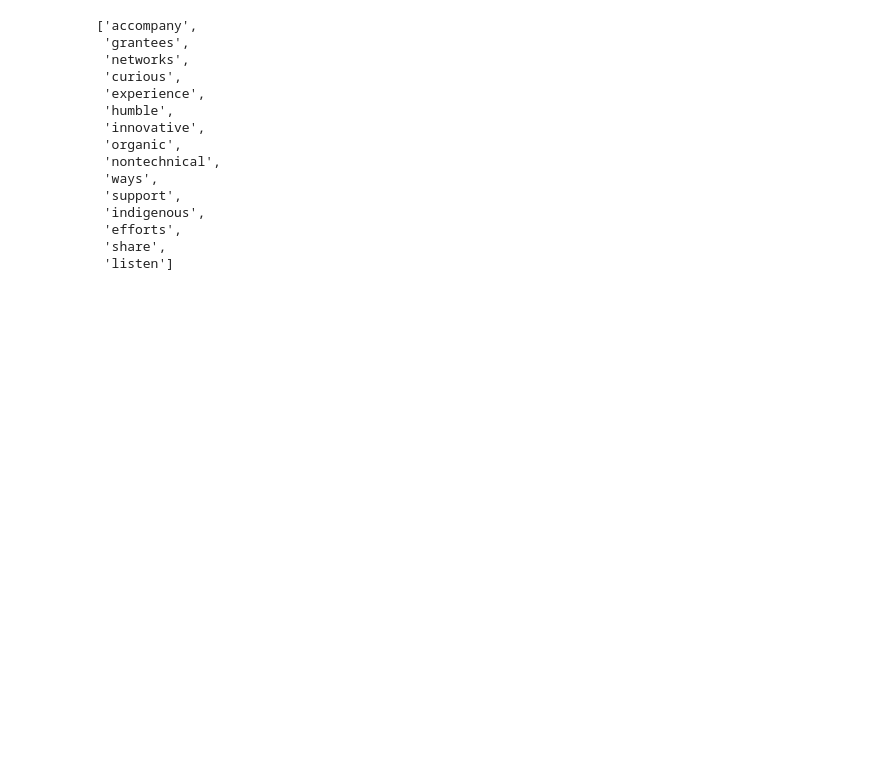
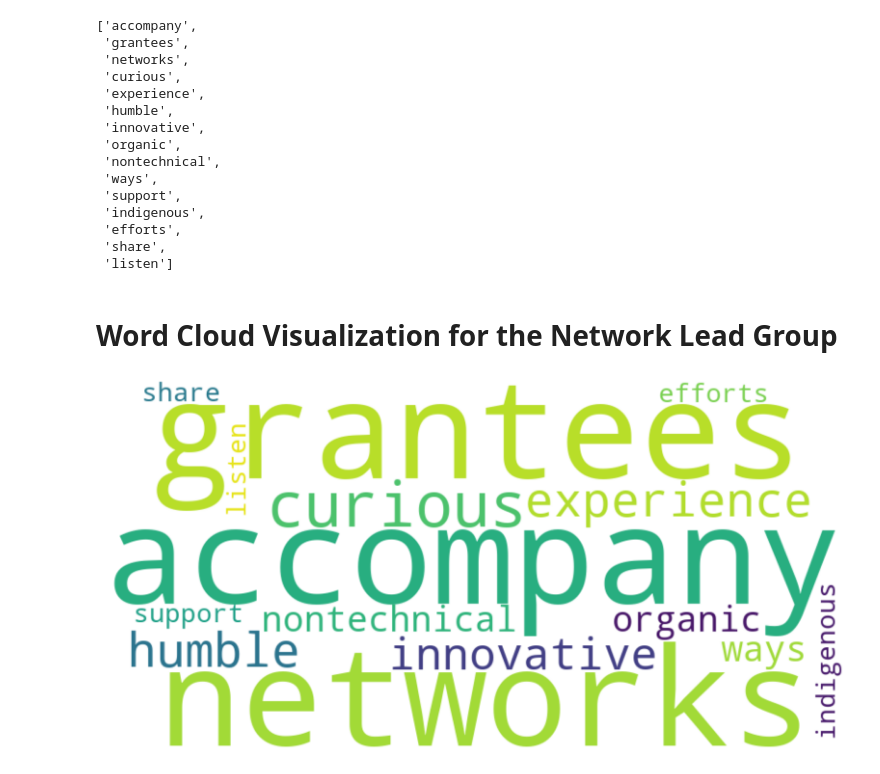
Before and after one commit to alliajagbe/sentiment-analysis, a Jupyter notebook: donor_roles.ipynb, the cells around one changed output. Saved outputs shown, nothing was run; the diff lists cells and outputs as text; code cells hidden in the pictures; blank space fills up the shorter version.

Commit message:
word cloud visualization on network lead

```diff
--- a/donor_roles.ipynb
+++ b/donor_roles.ipynb
@@ -405,3 +405,10 @@ network_stripped
  'efforts',
  'share',
  'listen']
+# %% [markdown]
+# Word Cloud Visualization for the Network Lead Group
+# %%
+text = 'network_lead'
+word_cloud(text, network_stripped)
+# %% [output]
+[figure, added]
```
Also changed, not shown: 1 other file.
